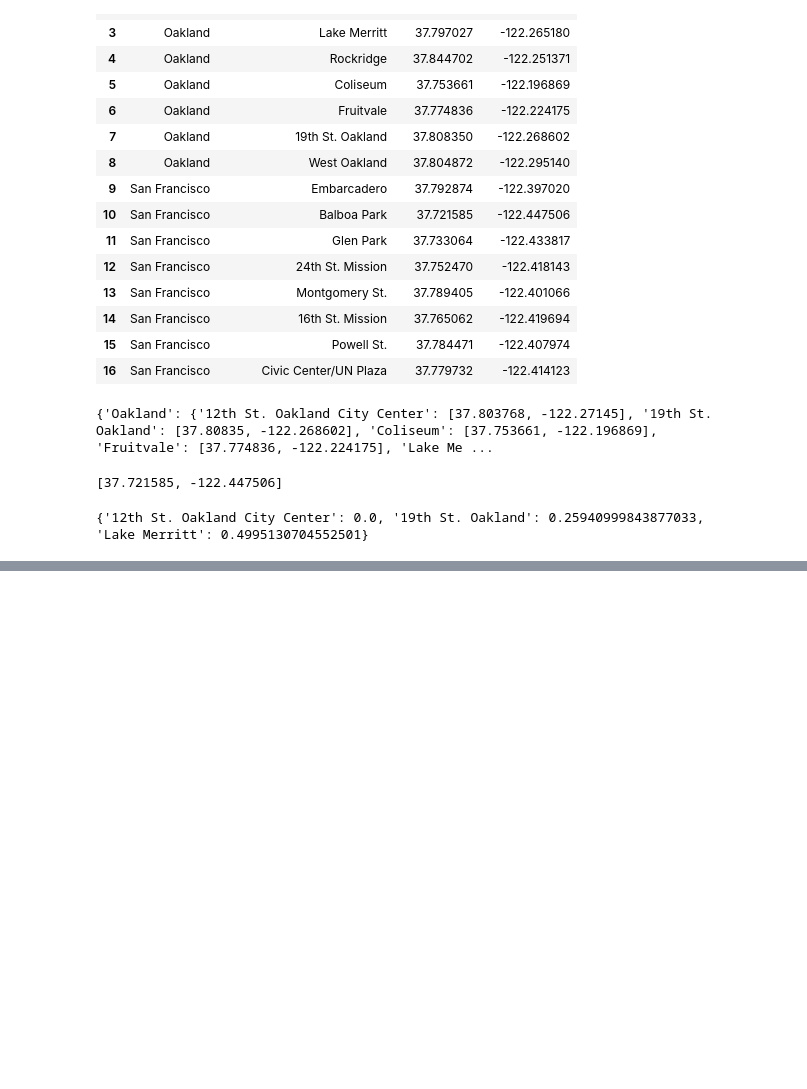
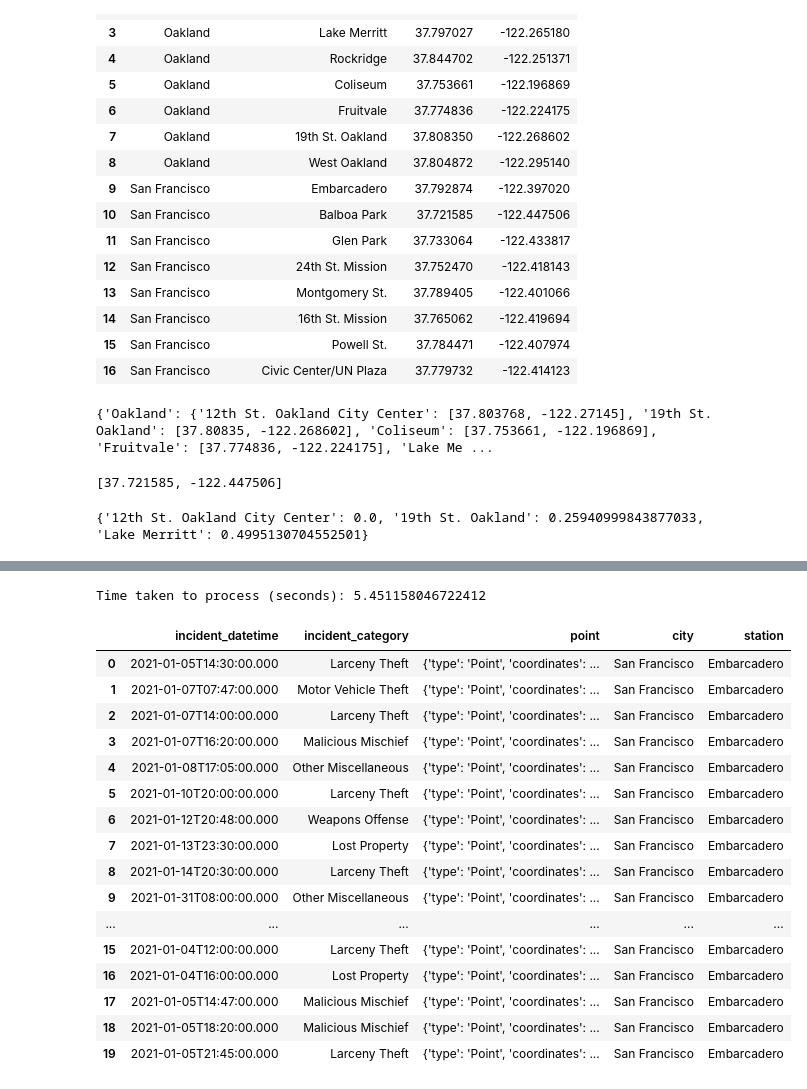
Before and after one commit to dysonkona/STA-141B-Final-Project, a Jupyter notebook: finalproj.ipynb, the cells around one changed output, grey strips where cells are left out. Drawn from its saved outputs; the diff is of its cells as text; code cells hidden in the pictures; blank space fills up the shorter version.

```diff
--- a/finalproj.ipynb
+++ b/finalproj.ipynb
@@ -92,0 +185,34 @@ pprint.pprint(data)
+# %%
+queries = [['SF', dct['San Francisco']['Balboa Park'], 0.25, 2021, 10, 0],
+           ['SF', dct['San Francisco']['Embarcadero'], 0.25, 2021, 10, 0]]
+
+# Metadata: One dictionary for each station, matching the order of queries
+newCols = [{'city': "San Francisco", "station": "Balboa Park"},
+           {'city': "San Francisco", "station": "Embarcadero"}]
+
+# Pass queries and corresponding newCols metadata to the parallelProcess function
+testFrame = processing.parallelProcess(3, loading.loadCrime, queries,
+                                       'load', True,
+                                       [util.addColumnsJSON] * len(queries),  # Same function for each
+                                       newCols, key, secretKey)
+
+testFrame
+# %% [output]
+Time taken to process (seconds): 5.451158046722412
+|  | incident_datetime | incident_category | point | city | station |
+| 0 | 2021-01-05T14:30:00.000 | Larceny Theft | {'type': 'Point', 'coordinates': ... | San Francisco | Embarcadero |
+| 1 | 2021-01-07T07:47:00.000 | Motor Vehicle Theft | {'type': 'Point', 'coordinates': ... | San Francisco | Embarcadero |
+| 2 | 2021-01-07T14:00:00.000 | Larceny Theft | {'type': 'Point', 'coordinates': ... | San Francisco | Embarcadero |
+| 3 | 2021-01-07T16:20:00.000 | Malicious Mischief | {'type': 'Point', 'coordinates': ... | San Francisco | Embarcadero |
+| 4 | 2021-01-08T17:05:00.000 | Other Miscellaneous | {'type': 'Point', 'coordinates': ... | San Francisco | Embarcadero |
+| 5 | 2021-01-10T20:00:00.000 | Larceny Theft | {'type': 'Point', 'coordinates': ... | San Francisco | Embarcadero |
+| 6 | 2021-01-12T20:48:00.000 | Weapons Offense | {'type': 'Point', 'coordinates': ... | San Francisco | Embarcadero |
+| 7 | 2021-01-13T23:30:00.000 | Lost Property | {'type': 'Point', 'coordinates': ... | San Francisco | Embarcadero |
+| 8 | 2021-01-14T20:30:00.000 | Larceny Theft | {'type': 'Point', 'coordinates': ... | San Francisco | Embarcadero |
+| 9 | 2021-01-31T08:00:00.000 | Other Miscellaneous | {'type': 'Point', 'coordinates': ... | San Francisco | Embarcadero |
+| ... | ... | ... | ... | ... | ... |
+| 15 | 2021-01-04T12:00:00.000 | Larceny Theft | {'type': 'Point', 'coordinates': ... | San Francisco | Embarcadero |
+| 16 | 2021-01-04T16:00:00.000 | Lost Property | {'type': 'Point', 'coordinates': ... | San Francisco | Embarcadero |
+| 17 | 2021-01-05T14:47:00.000 | Malicious Mischief | {'type': 'Point', 'coordinates': ... | San Francisco | Embarcadero |
+| 18 | 2021-01-05T18:20:00.000 | Malicious Mischief | {'type': 'Point', 'coordinates': ... | San Francisco | Embarcadero |
+| 19 | 2021-01-05T21:45:00.000 | Larceny Theft | {'type': 'Point', 'coordinates': ... | San Francisco | Embarcadero |
```
Also changed, not shown: parts of 9 cells of this notebook, 3 other files.
